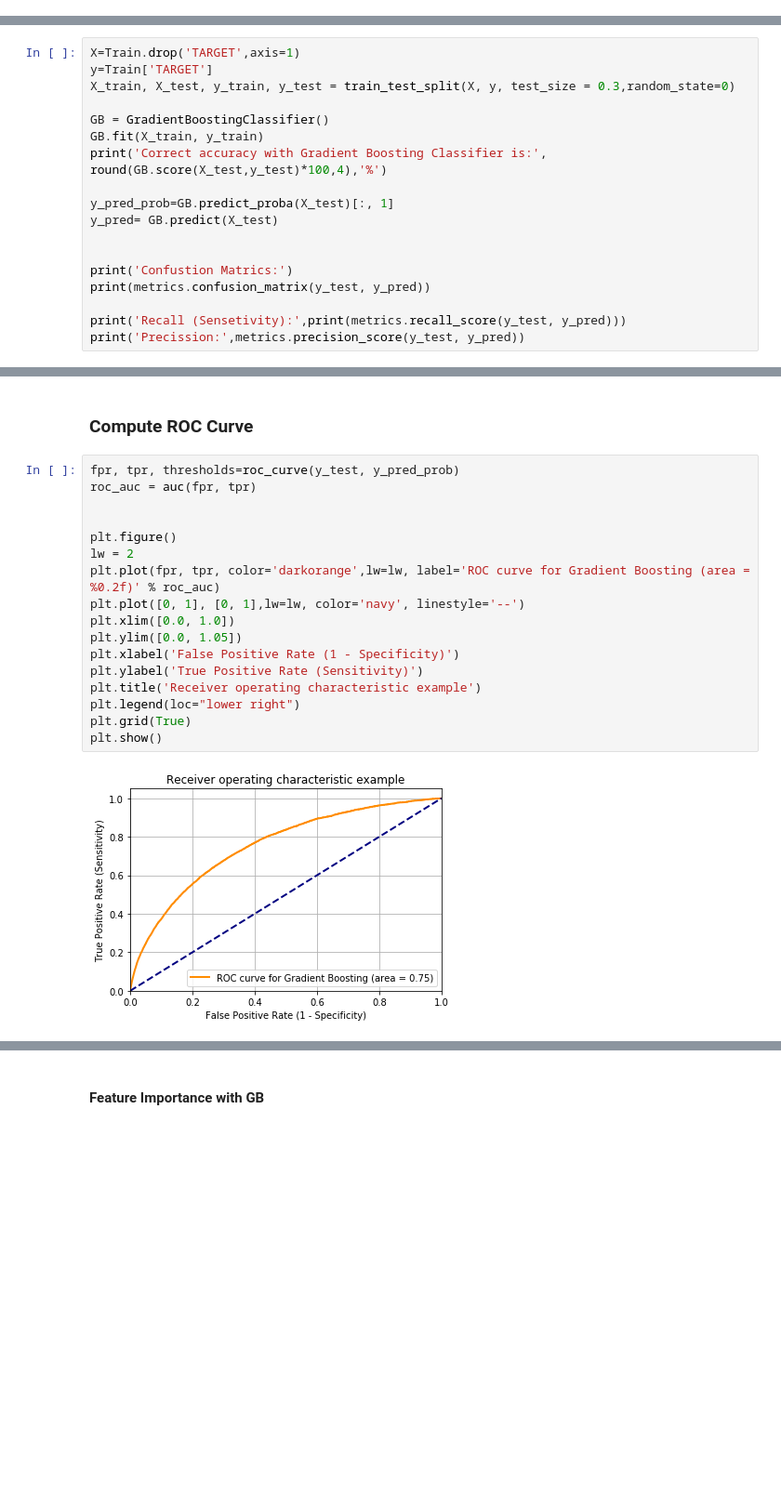
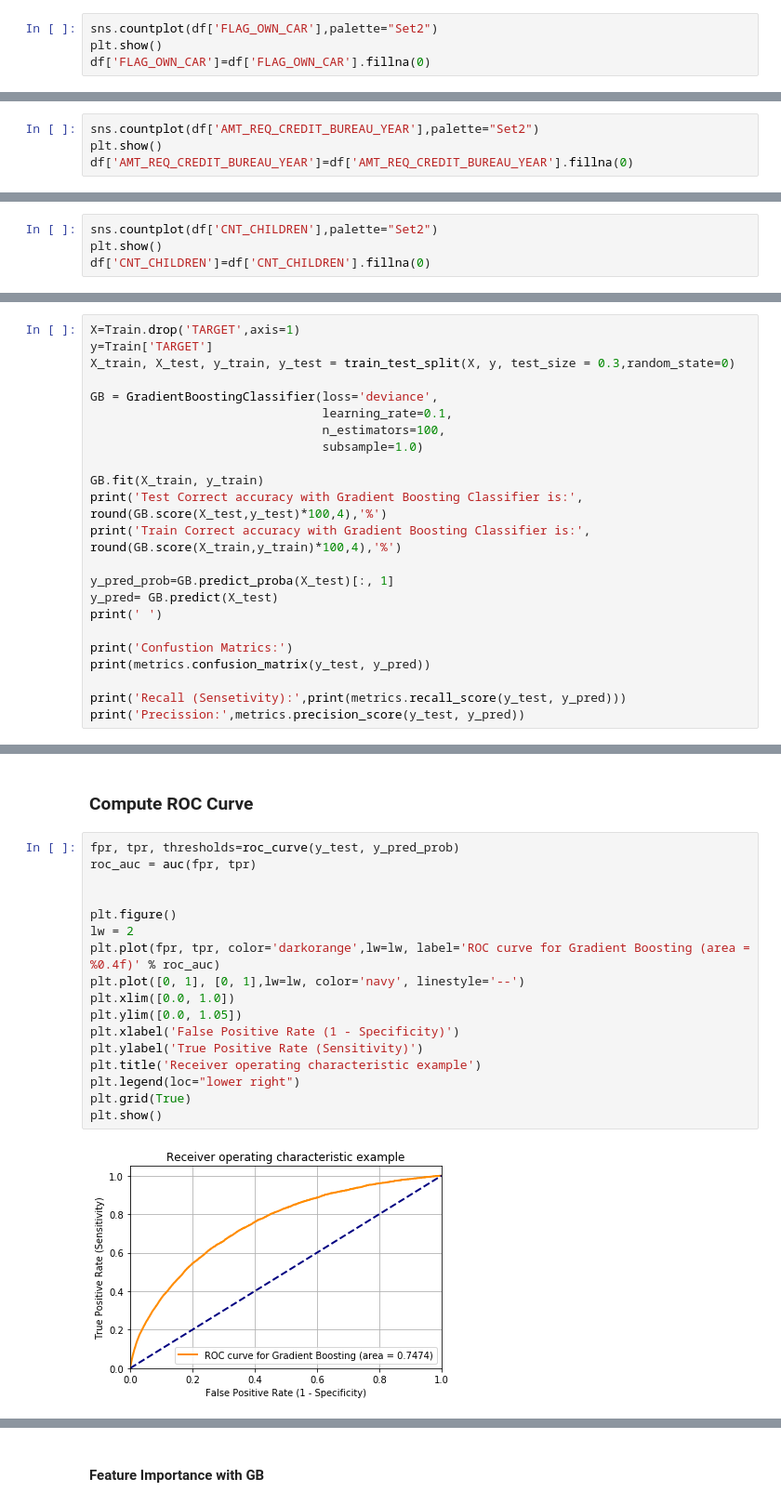
Before and after one commit to srastgou/Capstone-Project-Home-Credit-Default-Risk-, a Jupyter notebook: Capstone Proejct Home Credit Default Risk.ipynb, the cells around one changed output, grey strips where cells are left out. Shown at 93% size. Saved outputs shown, nothing was run; the diff lists cells and outputs as text; blank space fills up the shorter version.

```diff
--- a/Capstone Proejct Home Credit Default Risk.ipynb
+++ b/Capstone Proejct Home Credit Default Risk.ipynb
@@ -306,0 +752,4 @@ Train.describe().T
+# %%
+sns.countplot(df['FLAG_OWN_CAR'],palette="Set2")
+plt.show()
+df['FLAG_OWN_CAR']=df['FLAG_OWN_CAR'].fillna(0)
@@ -306,0 +758,4 @@ Train.describe().T
+# %%
+sns.countplot(df['AMT_REQ_CREDIT_BUREAU_YEAR'],palette="Set2")
+plt.show()
+df['AMT_REQ_CREDIT_BUREAU_YEAR']=df['AMT_REQ_CREDIT_BUREAU_YEAR'].fillna(0)
@@ -306,0 +764,4 @@ Train.describe().T
+# %%
+sns.countplot(df['CNT_CHILDREN'],palette="Set2")
+plt.show()
+df['CNT_CHILDREN']=df['CNT_CHILDREN'].fillna(0)
@@ -621,13 +1051,18 @@ X=Train.drop('TARGET',axis=1)
 y=Train['TARGET']
 X_train, X_test, y_train, y_test = train_test_split(X, y, test_size = 0.3,random_state=0)
 
-GB = GradientBoostingClassifier()
+GB = GradientBoostingClassifier(loss='deviance',
+                                learning_rate=0.1,
+                                n_estimators=100,
+                                subsample=1.0)
+
 GB.fit(X_train, y_train)
-print('Correct accuracy with Gradient Boosting Classifier is:', round(GB.score(X_test,y_test)*100,4),'%')
+print('Test Correct accuracy with Gradient Boosting Classifier is:', round(GB.score(X_test,y_test)*100,4),'%')
+print('Train Correct accuracy with Gradient Boosting Classifier is:', round(GB.score(X_train,y_train)*100,4),'%')
 
 y_pred_prob=GB.predict_proba(X_test)[:, 1]
 y_pred= GB.predict(X_test)
-
+print(' ')
 
 print('Confustion Matrics:')
 print(metrics.confusion_matrix(y_test, y_pred))
@@ -657,19 +1095,19 @@ plt.show()
 # %%
 fpr, tpr, thresholds=roc_curve(y_test, y_pred_prob)
 roc_auc = auc(fpr, tpr)
 
 
 plt.figure()
 lw = 2
-plt.plot(fpr, tpr, color='darkorange',lw=lw, label='ROC curve for Gradient Boosting (area = %0.2f)' % roc_auc)
+plt.plot(fpr, tpr, color='darkorange',lw=lw, label='ROC curve for Gradient Boosting (area = %0.4f)' % roc_auc)
 plt.plot([0, 1], [0, 1],lw=lw, color='navy', linestyle='--')
 plt.xlim([0.0, 1.0])
 plt.ylim([0.0, 1.05])
 plt.xlabel('False Positive Rate (1 - Specificity)')
 plt.ylabel('True Positive Rate (Sensitivity)')
 plt.title('Receiver operating characteristic example')
 plt.legend(loc="lower right")
 plt.grid(True)
 plt.show()
 # %% [output]
-[figure, old version]
+[figure, new version]
```
Also changed, not shown: parts of 121 cells of this notebook.
